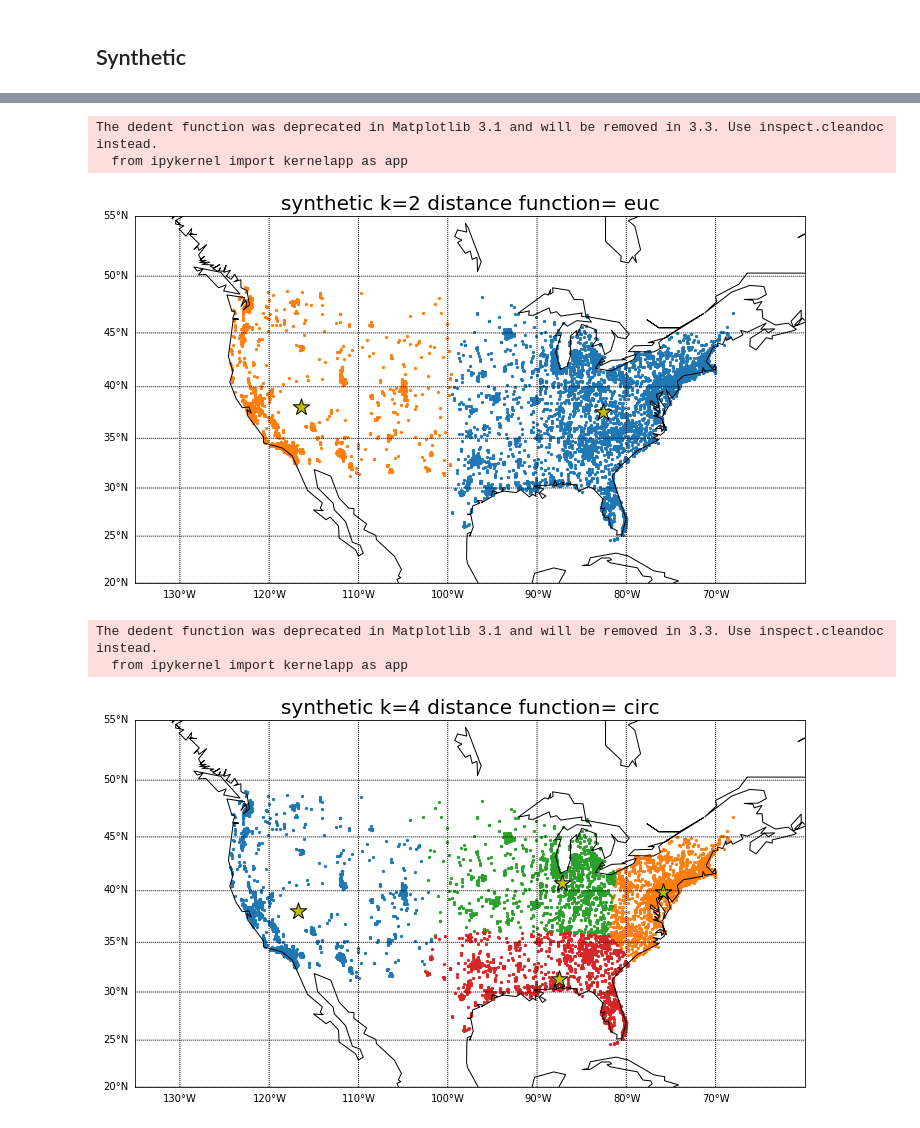
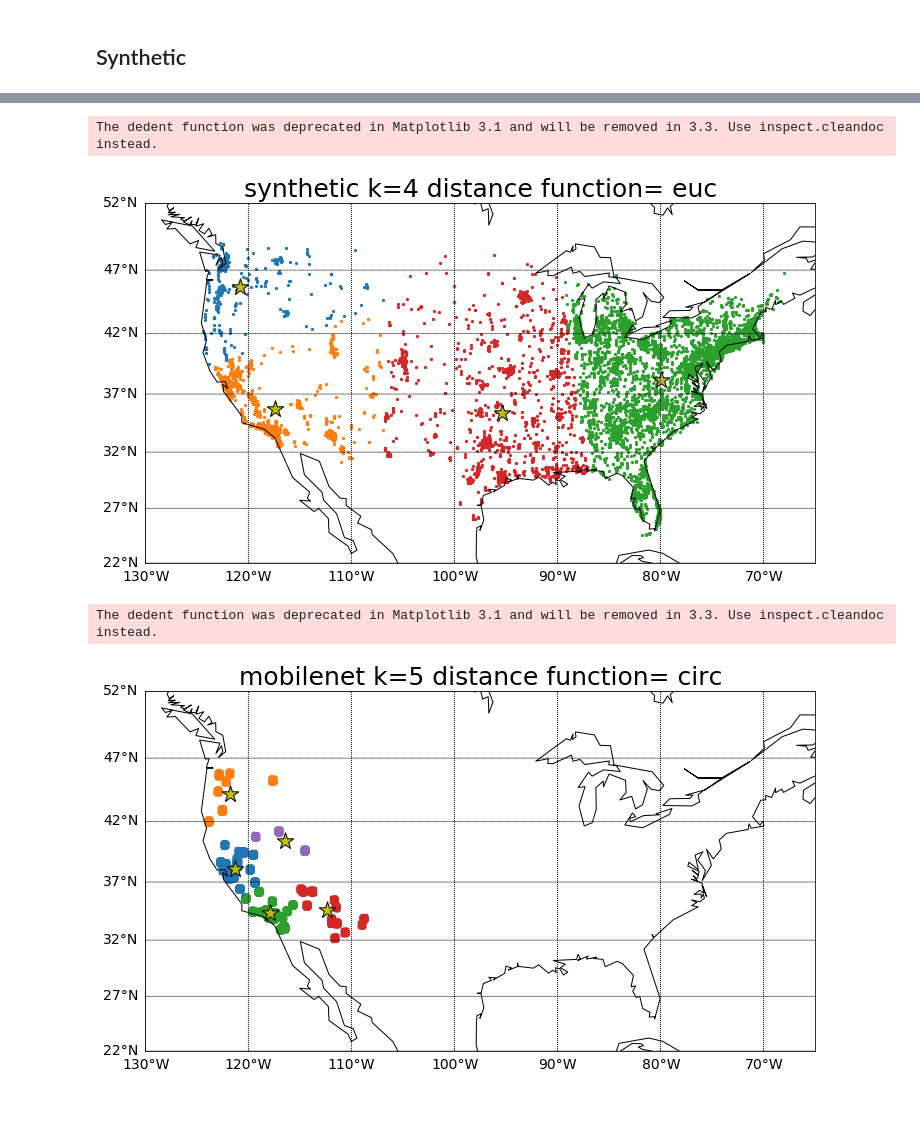
Before and after one commit to aambrose-unh/dsci6007_kmeans, a Jupyter notebook: clustering_vis/cluster_vis.ipynb, the cells around one changed output, grey strips where cells are left out. Saved outputs shown, nothing was run; the diff lists cells and outputs as text; code cells hidden in the pictures.

Commit message:
Revise plots for ease of readability

```diff
--- a/clustering_vis/cluster_vis.ipynb
+++ b/clustering_vis/cluster_vis.ipynb
@@ -111,20 +120,17 @@ The dedent function was deprecated in Matplotlib 3.1 and will be removed in 3.3.
 # %%
-# load df from s3
 dataset = 'synthetic'
-k=2
+k=4
 dist = 'euc'
 
 vis(load_df(main_dir,dataset,k,dist),
     load_centers(main_dir,dataset,k,dist),
     dataset+' k='+str(k)+' distance function= '+dist)
 # %% [output]
 The dedent function was deprecated in Matplotlib 3.1 and will be removed in 3.3. Use inspect.cleandoc instead.
-  from ipykernel import kernelapp as app
-[figure, old version]
+[figure, new version]
 # %%
-# load df from s3
-dataset = 'synthetic'
-k=4
+dataset = 'mobilenet'
+k=5
 dist = 'circ'
 
 vis(load_df(main_dir,dataset,k,dist),
@@ -132,6 +138,5 @@ vis(load_df(main_dir,dataset,k,dist),
     dataset+' k='+str(k)+' distance function= '+dist)
 # %% [output]
 The dedent function was deprecated in Matplotlib 3.1 and will be removed in 3.3. Use inspect.cleandoc instead.
-  from ipykernel import kernelapp as app
-[figure, old version]
+[figure, new version]
 # %%
```
Also changed, not shown: parts of 12 cells of this notebook.
